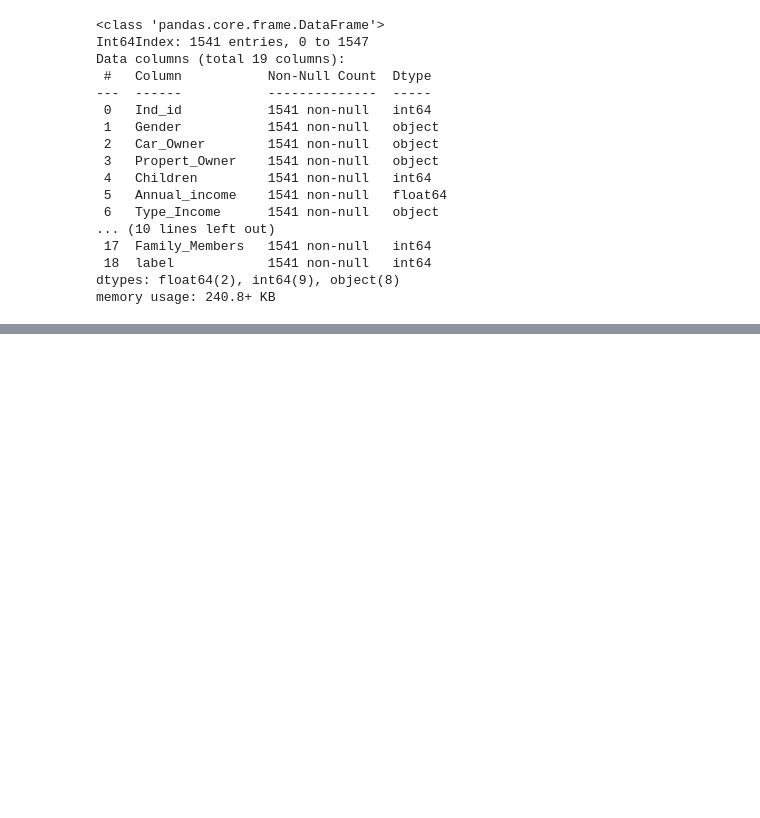
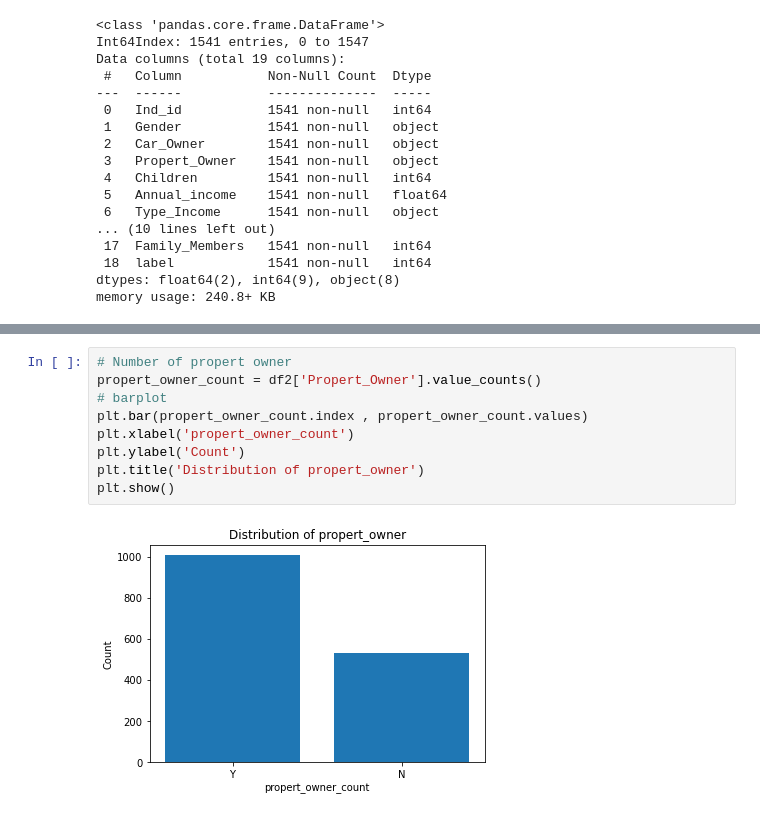
Before and after one commit to adhilMuhamed/CreditCardApproval_Prediction, a Jupyter notebook: CreditCardApproval_Prediction.ipynb, the cells around one changed output, grey strips where cells are left out. Drawn from its saved outputs; the diff is of its cells as text; blank space fills up the shorter version.

```diff
--- a/CreditCardApproval_Prediction.ipynb
+++ b/CreditCardApproval_Prediction.ipynb
@@ -232,0 +276,11 @@ memory usage: 240.8+ KB
+# %%
+# Number of propert owner
+propert_owner_count = df2['Propert_Owner'].value_counts()
+# barplot
+plt.bar(propert_owner_count.index , propert_owner_count.values)
+plt.xlabel('propert_owner_count')
+plt.ylabel('Count')
+plt.title('Distribution of propert_owner')
+plt.show()
+# %% [output]
+[figure, added]
```
Also changed, not shown: parts of 35 cells of this notebook, 1 other file.
